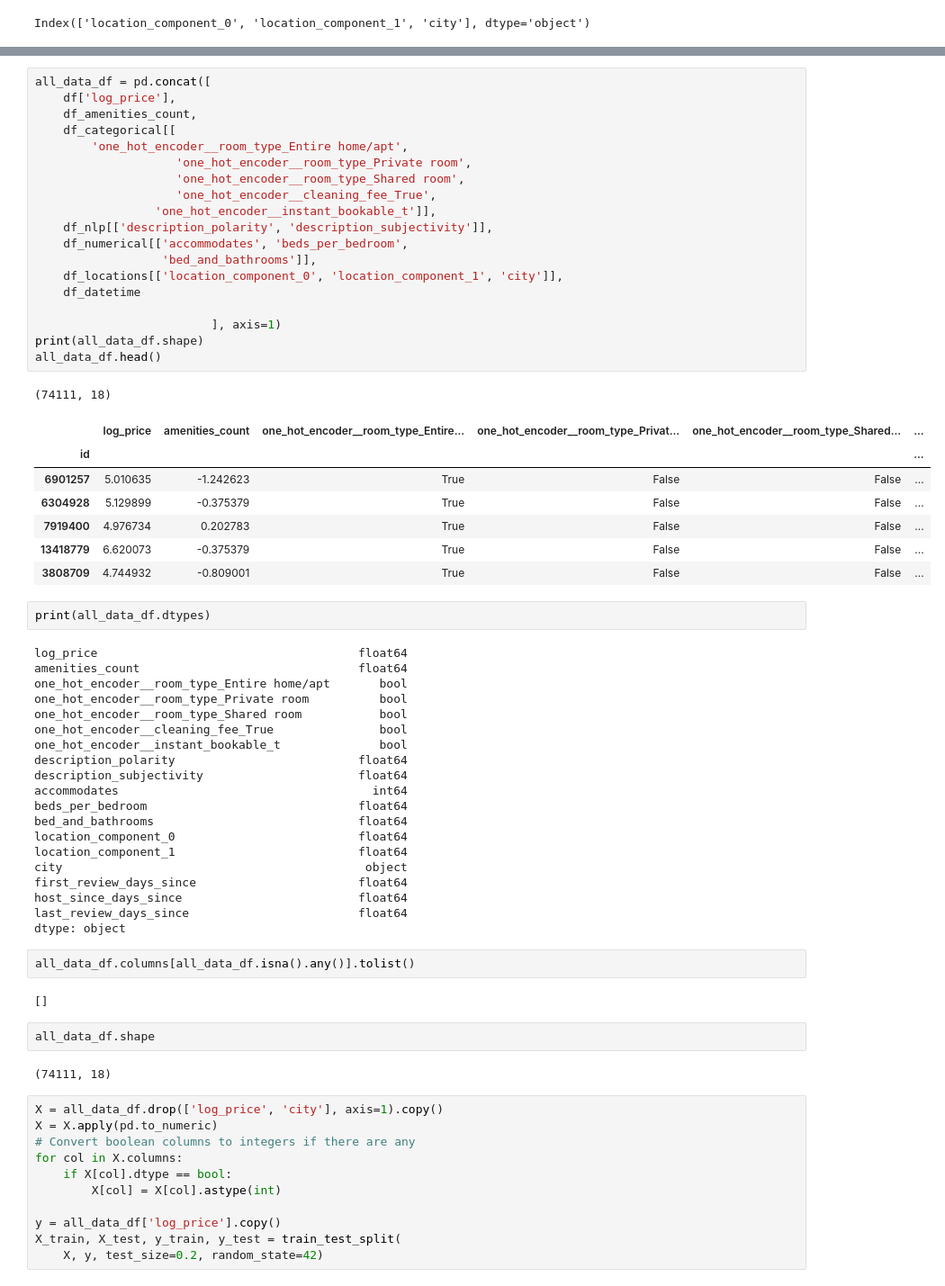
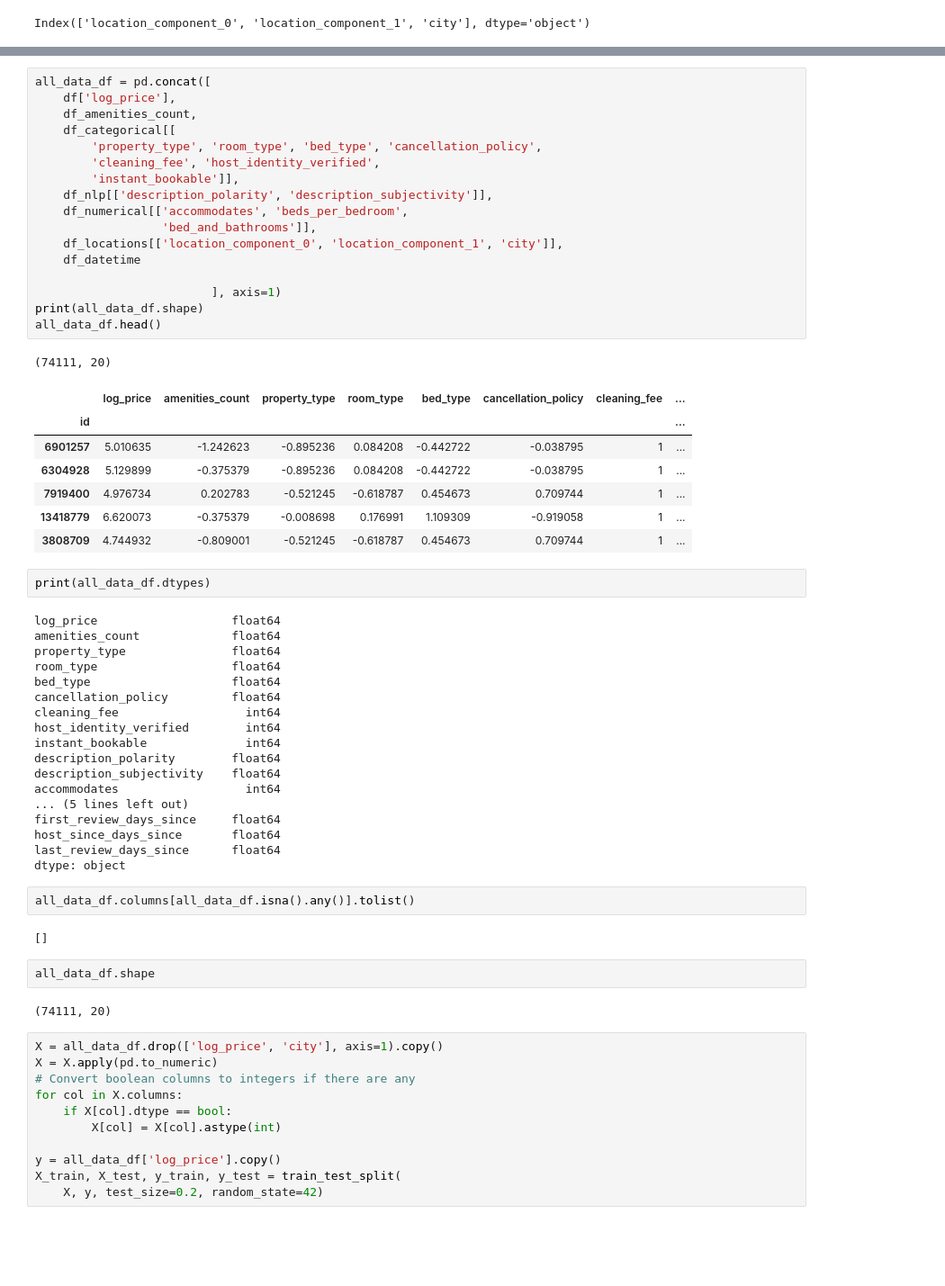
Before and after one commit to wingyiuc/dsw-project, a Jupyter notebook: linear_regression.ipynb, the cells around one changed output, grey strips where cells are left out. Shown: that part at 90% size. Drawn from its saved outputs; the diff is of its cells as text; blank space fills up the shorter version.

```diff
--- a/linear_regression.ipynb
+++ b/linear_regression.ipynb
@@ -181,52 +167,48 @@ See the caveats in the documentation: https://pandas.pydata.org/pandas-docs/stab
 # %%
 all_data_df = pd.concat([
     df['log_price'],
     df_amenities_count,
     df_categorical[[
-        'one_hot_encoder__room_type_Entire home/apt',
-                    'one_hot_encoder__room_type_Private room',
-                    'one_hot_encoder__room_type_Shared room',
-                    'one_hot_encoder__cleaning_fee_True',
-                 'one_hot_encoder__instant_bookable_t']],
+        'property_type', 'room_type', 'bed_type', 'cancellation_policy',
+        'cleaning_fee', 'host_identity_verified',
+        'instant_bookable']],
     df_nlp[['description_polarity', 'description_subjectivity']],
     df_numerical[['accommodates', 'beds_per_bedroom',
                   'bed_and_bathrooms']],
     df_locations[['location_component_0', 'location_component_1', 'city']],
     df_datetime
 
                          ], axis=1)
 print(all_data_df.shape)
 all_data_df.head()
 # %% [output]
-(74111, 18)
+(74111, 20)
-|  | log_price | amenities_count | one_hot_encoder__room_type_Entire... | one_hot_encoder__room_type_Privat... | one_hot_encoder__room_type_Shared... | ... |
-| id |  |  |  |  |  | ... |
-| 6901257 | 5.010635 | -1.242623 | True | False | False | ... |
-| 6304928 | 5.129899 | -0.375379 | True | False | False | ... |
-| 7919400 | 4.976734 | 0.202783 | True | False | False | ... |
-| 13418779 | 6.620073 | -0.375379 | True | False | False | ... |
-| 3808709 | 4.744932 | -0.809001 | True | False | False | ... |
+|  | log_price | amenities_count | property_type | room_type | bed_type | cancellation_policy | cleaning_fee | ... |
+| id |  |  |  |  |  |  |  | ... |
+| 6901257 | 5.010635 | -1.242623 | -0.895236 | 0.084208 | -0.442722 | -0.038795 | 1 | ... |
+| 6304928 | 5.129899 | -0.375379 | -0.895236 | 0.084208 | -0.442722 | -0.038795 | 1 | ... |
+| 7919400 | 4.976734 | 0.202783 | -0.521245 | -0.618787 | 0.454673 | 0.709744 | 1 | ... |
+| 13418779 | 6.620073 | -0.375379 | -0.008698 | 0.176991 | 1.109309 | -0.919058 | 1 | ... |
+| 3808709 | 4.744932 | -0.809001 | -0.521245 | -0.618787 | 0.454673 | 0.709744 | 1 | ... |
 # %%
 print(all_data_df.dtypes)
 # %% [output]
-log_price                                     float64
-amenities_count                               float64
-one_hot_encoder__room_type_Entire home/apt       bool
-one_hot_encoder__room_type_Private room          bool
-one_hot_encoder__room_type_Shared room           bool
-one_hot_encoder__cleaning_fee_True               bool
-one_hot_encoder__instant_bookable_t              bool
-description_polarity                          float64
-description_subjectivity                      float64
-accommodates                                    int64
-beds_per_bedroom                              float64
-bed_and_bathrooms                             float64
-location_component_0                          float64
-location_component_1                          float64
-city                                           object
-first_review_days_since                       float64
-host_since_days_since                         float64
-last_review_days_since                        float64
+log_price                   float64
+amenities_count             float64
+property_type               float64
+room_type                   float64
+bed_type                    float64
+cancellation_policy         float64
+cleaning_fee                  int64
+host_identity_verified        int64
+instant_bookable              int64
+description_polarity        float64
+description_subjectivity    float64
+accommodates                  int64
+... (5 lines left out)
+first_review_days_since     float64
+host_since_days_since       float64
+last_review_days_since      float64
 dtype: object
 # %%
 all_data_df.columns[all_data_df.isna().any()].tolist()
@@ -235,7 +217,7 @@ all_data_df.columns[all_data_df.isna().any()].tolist()
 # %%
 all_data_df.shape
 # %% [output]
-(74111, 18)
+(74111, 20)
 # %%
 X = all_data_df.drop(['log_price', 'city'], axis=1).copy()
 X = X.apply(pd.to_numeric)
```
Also changed, not shown: parts of 8 cells of this notebook.
